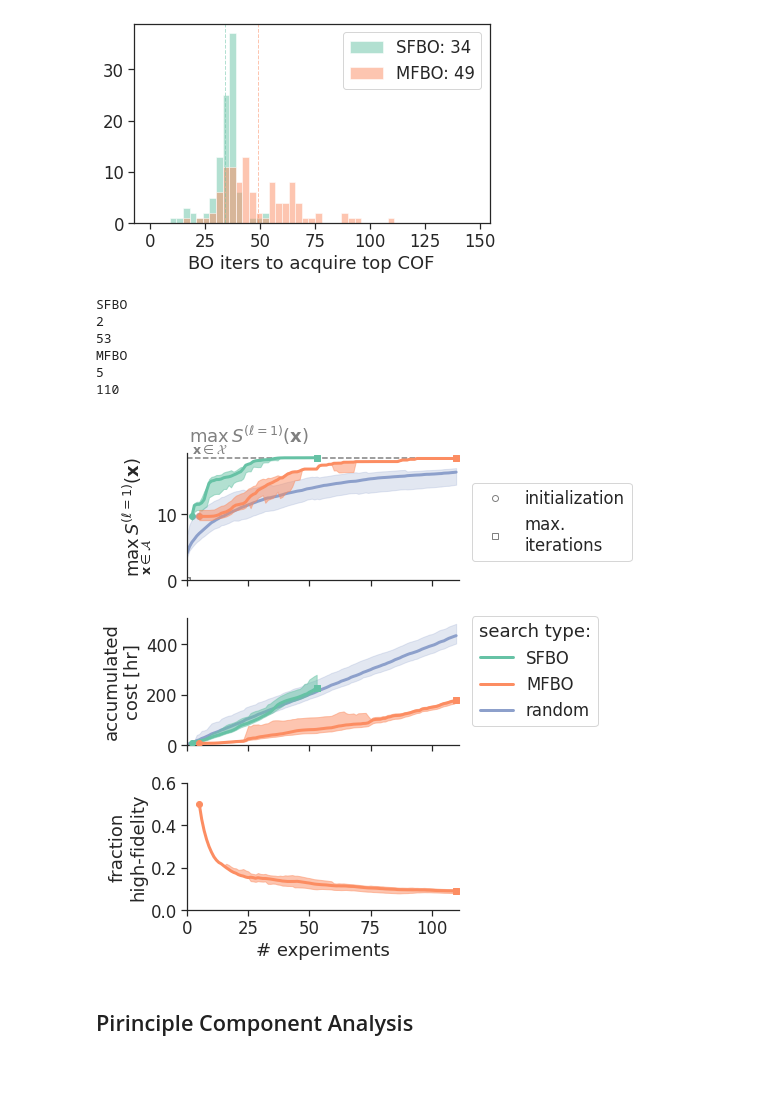
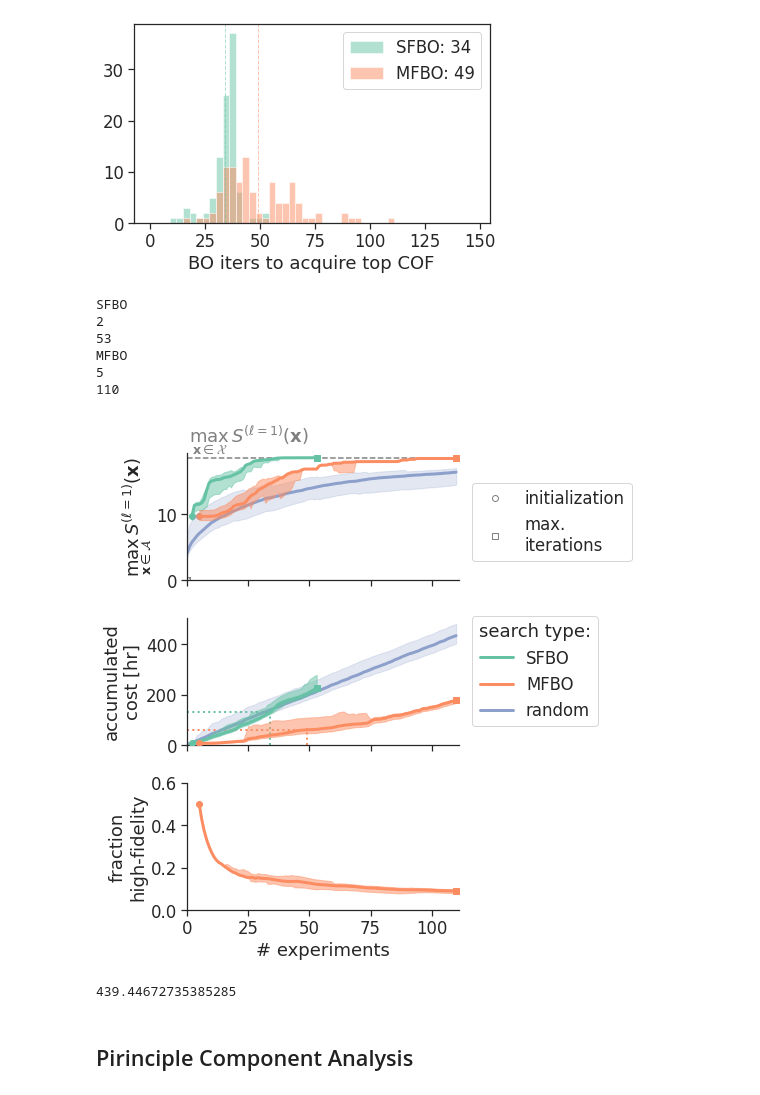
Before and after one commit to SimonEnsemble/multi-fidelity-BO-of-COFs-for-Xe-Kr-seps, a Jupyter notebook: viz.ipynb, the cells around one changed output. Cells and saved outputs as stored; diff of their text form; code cells hidden in the pictures.

Commit message:
adding avg cost indicators for search type.

```diff
--- a/viz.ipynb
+++ b/viz.ipynb
@@ -193,6 +190,9 @@ for i, res, search_type in zip([0, 1], [sfbo_res, mfbo_res], ["SFBO", "MFBO"]):
     print(iter_start)
     iter_top_cof_acquired = np.max(res['BO_iter_top_cof_acquired'])
     print(iter_top_cof_acquired)
+
+    mean_iter_top_cof = int(np.round(np.mean(res['BO_iter_top_cof_acquired'])))
+
 
     iter_range = np.array(range(nb_iters)) # range(iter_start, nb_iters)
 
@@ -217,6 +217,14 @@ for i, res, search_type in zip([0, 1], [sfbo_res, mfbo_res], ["SFBO", "MFBO"]):
                        acc_cost_mu[iter_start:iter_top_cof_acquired+1] +
                                    acc_cost_sig_top[iter_start:iter_top_cof_acquired+1],
                        alpha=0.5, color=color, zorder=5)
+    # average cost of search
+    acc_ymax = acc_cost_mu[mean_iter_top_cof] / 450 # normed to max
+    acc_xmax = mean_iter_top_cof / np.max(mfbo_res['BO_iter_top_cof_acquired'])
+
+    ax[1].axvline(x=[mean_iter_top_cof], ymax=acc_ymax,
+                  color=color, lw=2, linestyle=":")
+    ax[1].axhline(y=[acc_cost_mu[mean_iter_top_cof]], xmax=acc_xmax,
+                  color=color, lw=2, linestyle=":")
     # start and stop
     ax[1].scatter([iter_start], [acc_cost_mu[iter_start]], color=color, marker="o", zorder=100)
     ax[1].scatter([iter_top_cof_acquired], [acc_cost_mu[iter_top_cof_acquired]],
@@ -243,7 +251,7 @@ for i, res, search_type in zip([0, 1], [sfbo_res, mfbo_res], ["SFBO", "MFBO"]):
                   color=color, marker="s", zorder=100)
 
     ###
-    #  fidelity fraction -- add scatter
+    #  fidelity fraction
     ###
     if search_type == "MFBO":
         # get dist.
@@ -308,34 +316,38 @@ ax[0].set_ylabel(r'$\max_{\mathbf{x} \in \mathcal{A}}\, S^{(\ell=1)}(\mathbf{x})
 # dummy plots for legend
 p_empty_cir = ax[0].plot([0], marker='o', linestyle='none',
                           markerfacecolor='none', markeredgecolor='grey', label='initialization')
 p_empty_sqr = ax[0].plot([0], marker='s', linestyle='none',
                           markerfacecolor='none', markeredgecolor='grey', label='max.\niterations')
 handles, labels = ax[0].get_legend_handles_labels()
 ax[0].legend([handles[0], handles[1]], [labels[0], labels[1]], loc=(1.05, 0.15))
 
 # accumulated cost
 ax[1].set_ylim(ymin=0)
 ax[1].set_ylabel("accumulated\ncost [hr]")
 ax[1].legend(title="search type:", loc=(1.05, 0.15))
 
 # fidelity fraction
 ax[2].set_ylim([0, 0.6])
 ax[2].set_xlabel("# experiments")
 ax[2].set_ylabel("fraction\nhigh-fidelity")
 
 plt.tight_layout()
 sns.despine()
 if save_plots:
     plt.savefig("./figs/FidFrac_Search_Efficiency_and_Cost.pdf", format="pdf")
 plt.show()
 # %% [output]
 SFBO
 2
 53
 MFBO
 5
 110
-[figure, old version]
+[figure, new version]
+# %%
+acc_cost_mu[iter_stop] # how to automate getting this number?
+# %% [output]
+439.44672735385285
 # %% [markdown]
 ## Pirinciple Component Analysis
 # %%
```
Also changed, not shown: parts of 2 cells of this notebook.
